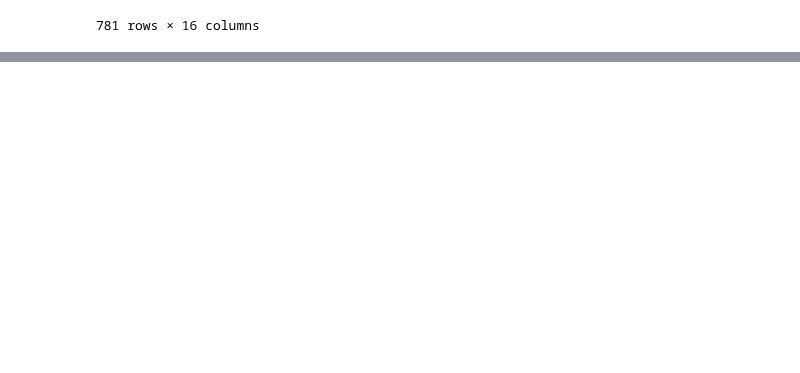
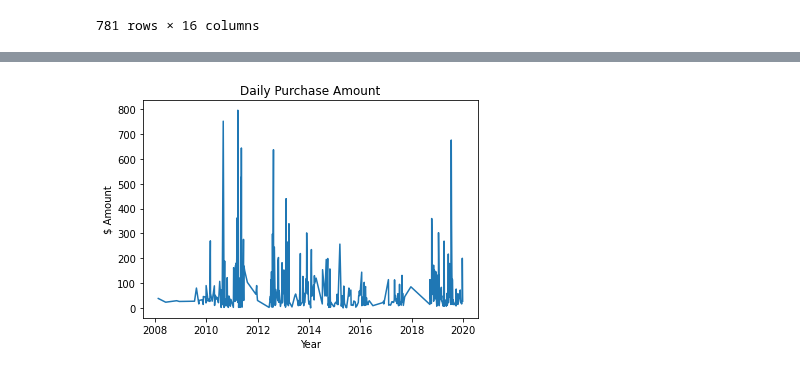
Before and after one commit to AmitSamra/AmazonOrderHistory, a Jupyter notebook: AmazonOrderHistory.ipynb, the cells around one changed output, grey strips where cells are left out. Saved outputs shown, nothing was run; the diff lists cells and outputs as text; code cells hidden in the pictures; blank space fills up the shorter version.

Commit message:
Created first chart using SQL

```diff
--- a/AmazonOrderHistory.ipynb
+++ b/AmazonOrderHistory.ipynb
@@ -772,0 +785,7 @@ df_purchases
+# %%
+# OrderDate and ItemTotal
+OrderDate_ItemTotal = engine.execute('SELECT OrderDate, round(sum(ItemTotal)) FROM purchases GROUP BY OrderDate')
+OrderDate_ItemTotal = [row for row in OrderDate_ItemTotal]
+df_OrderDate_ItemTotal = pd.DataFrame.from_records(OrderDate_ItemTotal)
+df_OrderDate_ItemTotal.columns = ['OrderDate', 'ItemTotal']
+df_OrderDate_ItemTotal
@@ -772,0 +806,9 @@ df_purchases
+# %%
+fig, ax = plt.subplots()
+ax.plot(df_OrderDate_ItemTotal['OrderDate'], df_OrderDate_ItemTotal['ItemTotal'])
+ax.set_xlabel('Year')
+ax.set_ylabel('$ Amount')
+ax.set_title('Daily Purchase Amount')
+plt.show()
+# %% [output]
+[figure, added]
```
Also changed, not shown: parts of 14 cells of this notebook.
